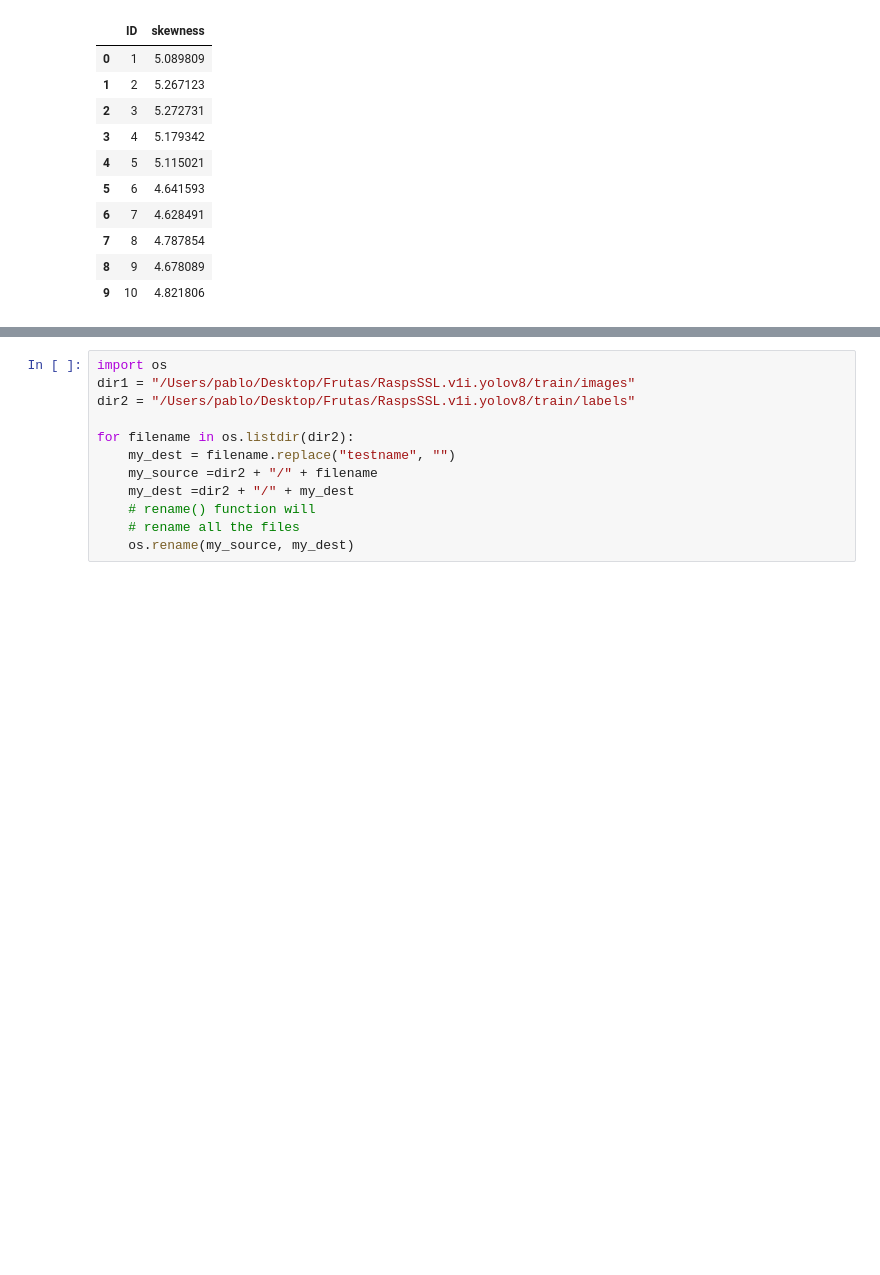
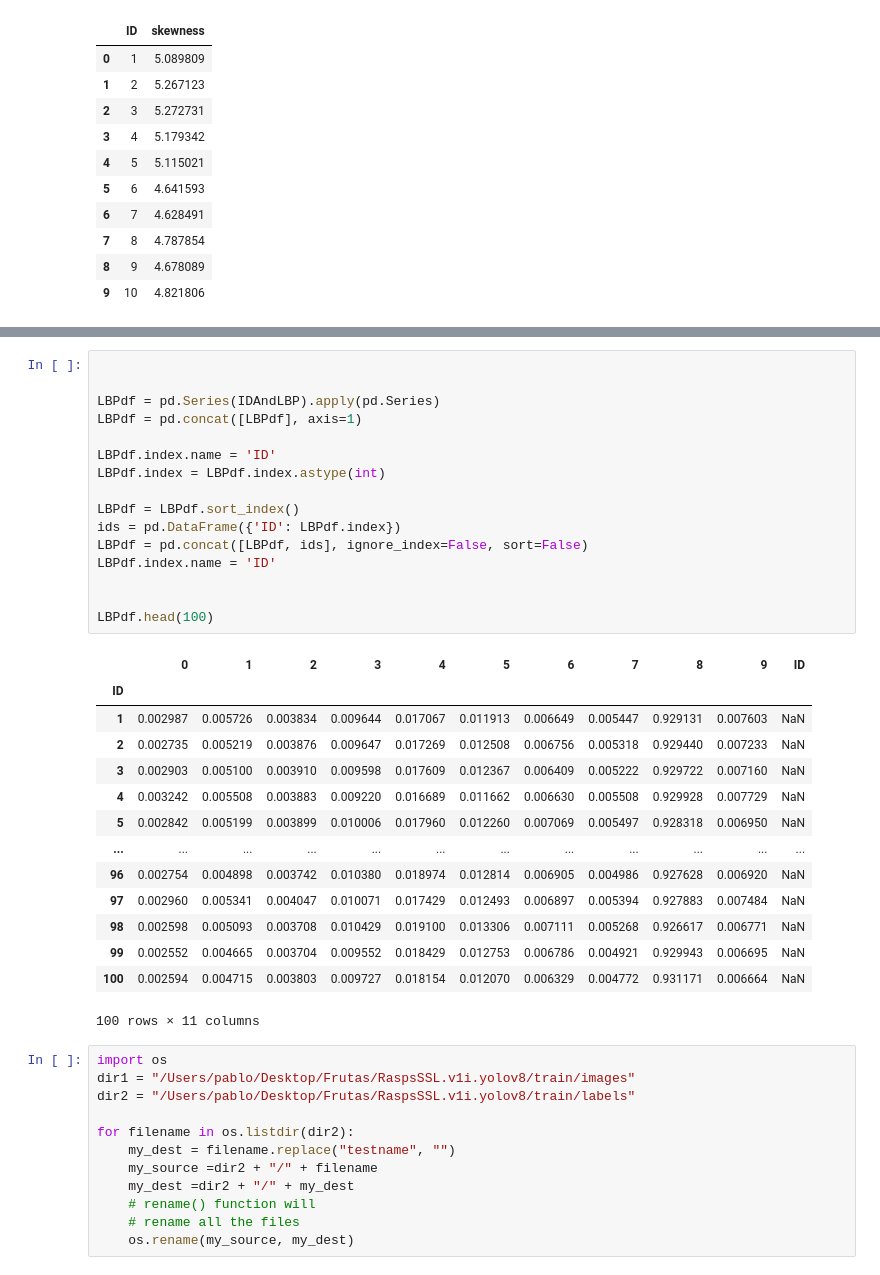
Before and after one commit to pcruiher08/ImageFeatures, a Jupyter notebook: analysis.ipynb, the cells around one changed output, grey strips where cells are left out. Saved outputs shown, nothing was run; the diff lists cells and outputs as text; blank space fills up the shorter version.

```diff
--- a/analysis.ipynb
+++ b/analysis.ipynb
@@ -557,3 +580,34 @@ for elem in polygons:
+# %%
+
+
+LBPdf = pd.Series(IDAndLBP).apply(pd.Series)
+LBPdf = pd.concat([LBPdf], axis=1)
+
+LBPdf.index.name = 'ID'
+LBPdf.index = LBPdf.index.astype(int)
+
+LBPdf = LBPdf.sort_index()
+ids = pd.DataFrame({'ID': LBPdf.index})
+LBPdf = pd.concat([LBPdf, ids], ignore_index=False, sort=False)
+LBPdf.index.name = 'ID'
+
+
+LBPdf.head(100)
+# %% [output]
+|  | 0 | 1 | 2 | 3 | 4 | 5 | 6 | 7 | 8 | 9 | ID |
+| ID |  |  |  |  |  |  |  |  |  |  |  |
+| 1 | 0.002987 | 0.005726 | 0.003834 | 0.009644 | 0.017067 | 0.011913 | 0.006649 | 0.005447 | 0.929131 | 0.007603 | NaN |
+| 2 | 0.002735 | 0.005219 | 0.003876 | 0.009647 | 0.017269 | 0.012508 | 0.006756 | 0.005318 | 0.929440 | 0.007233 | NaN |
+| 3 | 0.002903 | 0.005100 | 0.003910 | 0.009598 | 0.017609 | 0.012367 | 0.006409 | 0.005222 | 0.929722 | 0.007160 | NaN |
+| 4 | 0.003242 | 0.005508 | 0.003883 | 0.009220 | 0.016689 | 0.011662 | 0.006630 | 0.005508 | 0.929928 | 0.007729 | NaN |
+| 5 | 0.002842 | 0.005199 | 0.003899 | 0.010006 | 0.017960 | 0.012260 | 0.007069 | 0.005497 | 0.928318 | 0.006950 | NaN |
+| ... | ... | ... | ... | ... | ... | ... | ... | ... | ... | ... | ... |
+| 96 | 0.002754 | 0.004898 | 0.003742 | 0.010380 | 0.018974 | 0.012814 | 0.006905 | 0.004986 | 0.927628 | 0.006920 | NaN |
+| 97 | 0.002960 | 0.005341 | 0.004047 | 0.010071 | 0.017429 | 0.012493 | 0.006897 | 0.005394 | 0.927883 | 0.007484 | NaN |
+| 98 | 0.002598 | 0.005093 | 0.003708 | 0.010429 | 0.019100 | 0.013306 | 0.007111 | 0.005268 | 0.926617 | 0.006771 | NaN |
+| 99 | 0.002552 | 0.004665 | 0.003704 | 0.009552 | 0.018429 | 0.012753 | 0.006786 | 0.004921 | 0.929943 | 0.006695 | NaN |
+| 100 | 0.002594 | 0.004715 | 0.003803 | 0.009727 | 0.018154 | 0.012070 | 0.006329 | 0.004772 | 0.931171 | 0.006664 | NaN |
+100 rows × 11 columns
 # %%
 import os
 dir1 = "/Users/pablo/Desktop/Frutas/RaspsSSL.v1i.yolov8/train/images"
```
Also changed, not shown: parts of 16 cells of this notebook, 2 other files.
